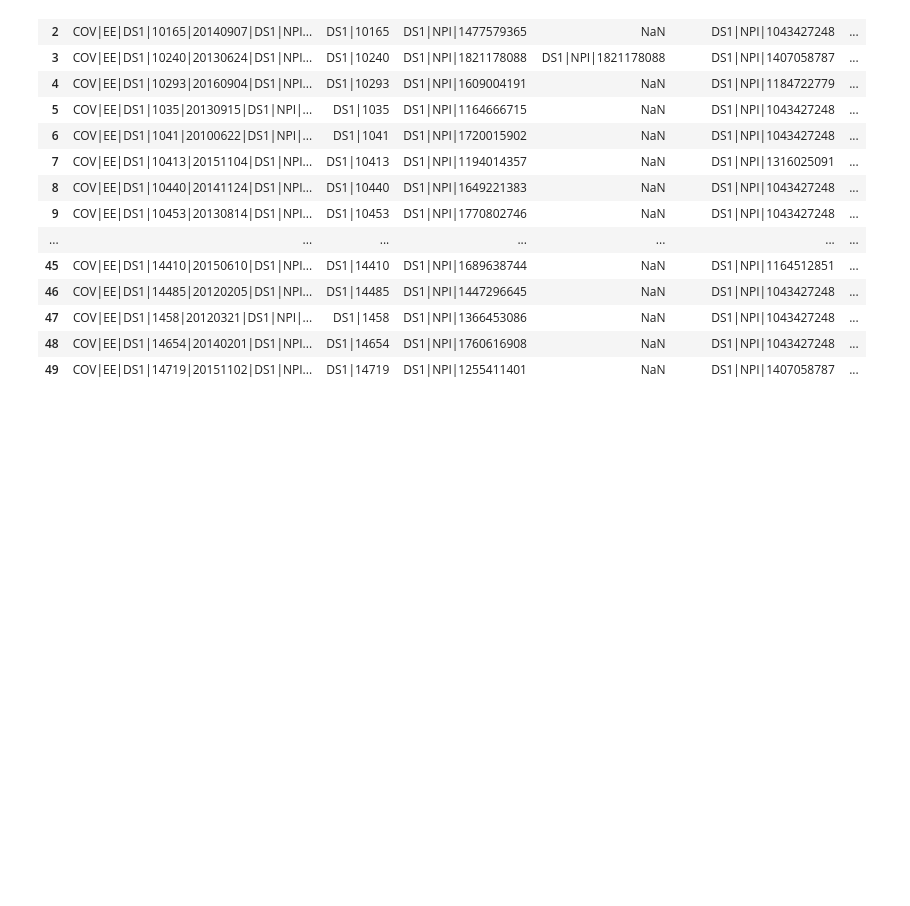
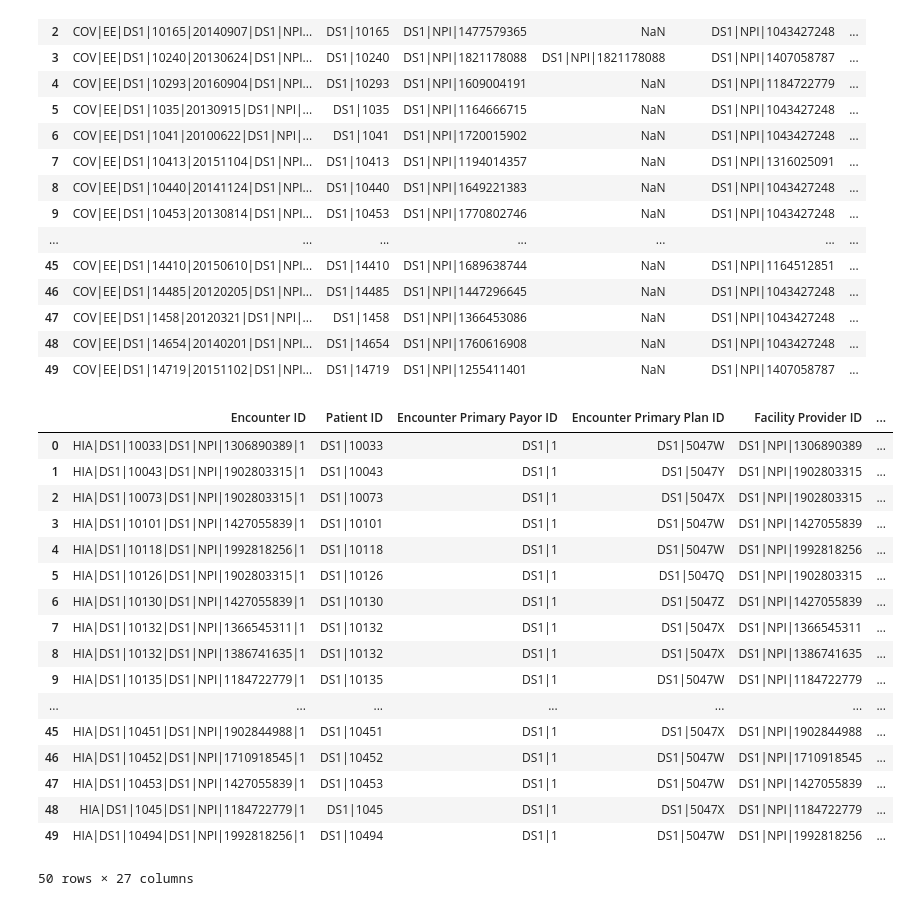
Before and after one commit to simon-mack/hospital_readmission_analysis, a Jupyter notebook: Notebooks/Ursa_Holliday.ipynb, the cells around one changed output. Drawn from its saved outputs; the diff is of its cells as text; code cells hidden in the pictures; blank space fills up the shorter version.

```diff
--- a/Notebooks/Ursa_Holliday.ipynb
+++ b/Notebooks/Ursa_Holliday.ipynb
@@ -155,7 +155,41 @@ pcp_visits.head(50)
 | 48 | COV|EE|DS1|14654|20140201|DS1|NPI... | DS1|14654 | DS1|NPI|1760616908 | NaN | DS1|NPI|1043427248 | ... |
 | 49 | COV|EE|DS1|14719|20151102|DS1|NPI... | DS1|14719 | DS1|NPI|1255411401 | NaN | DS1|NPI|1407058787 | ... |
 # %%
-for ind, row in admissions.interrows():
-    enc_id = row['Encounter ID']
-    for i, r in pcp_visits.iterrows():
-        if r['Encounter ID'] == enc_id:
+for ind, row in admissions.iterrows():
+    patient = row['Patient ID']
+    discharge= row['Encounter End Date']
+    encounter = row['Encounter ID']
+    mask = (pcp_visits['Patient ID']==patient) & (pcp_visits['Encounter Date']>=discharge)
+    pcp_visits_subset=pcp_visits[mask].sort_values(by ='Encounter Date').reset_index()
+
+    if len(pcp_visits_subset)==0:
+        continue
+    else:
+        indiv_npi = pcp_visits_subset['Service Provider NPI'][0]
+        group_npi = pcp_visits_subset['Provider Group NPI'][0]
+        if indiv_NPI==group_NPI:
+            admissions.loc[admissions['Encounter ID']==encounter, 'individual_npi'] = indiv_npi
+        else:
+            admissions.loc[admissions['Encounter ID']==encounter, 'individual_npi'] = indiv_npi
+            admissions.loc[admissions['Encounter ID']==encounter, 'group_npi'] = group_npi
+# %%
+admissions.head(50)
+# %% [output]
+|  | Encounter ID | Patient ID | Encounter Primary Payor ID | Encounter Primary Plan ID | Facility Provider ID | ... |
+| 0 | HIA|DS1|10033|DS1|NPI|1306890389|1 | DS1|10033 | DS1|1 | DS1|5047W | DS1|NPI|1306890389 | ... |
+| 1 | HIA|DS1|10043|DS1|NPI|1902803315|1 | DS1|10043 | DS1|1 | DS1|5047Y | DS1|NPI|1902803315 | ... |
+| 2 | HIA|DS1|10073|DS1|NPI|1902803315|1 | DS1|10073 | DS1|1 | DS1|5047X | DS1|NPI|1902803315 | ... |
+| 3 | HIA|DS1|10101|DS1|NPI|1427055839|1 | DS1|10101 | DS1|1 | DS1|5047W | DS1|NPI|1427055839 | ... |
+| 4 | HIA|DS1|10118|DS1|NPI|1992818256|1 | DS1|10118 | DS1|1 | DS1|5047W | DS1|NPI|1992818256 | ... |
+| 5 | HIA|DS1|10126|DS1|NPI|1902803315|1 | DS1|10126 | DS1|1 | DS1|5047Q | DS1|NPI|1902803315 | ... |
+| 6 | HIA|DS1|10130|DS1|NPI|1427055839|1 | DS1|10130 | DS1|1 | DS1|5047Z | DS1|NPI|1427055839 | ... |
+| 7 | HIA|DS1|10132|DS1|NPI|1366545311|1 | DS1|10132 | DS1|1 | DS1|5047X | DS1|NPI|1366545311 | ... |
+| 8 | HIA|DS1|10132|DS1|NPI|1386741635|1 | DS1|10132 | DS1|1 | DS1|5047X | DS1|NPI|1386741635 | ... |
+| 9 | HIA|DS1|10135|DS1|NPI|1184722779|1 | DS1|10135 | DS1|1 | DS1|5047W | DS1|NPI|1184722779 | ... |
+| ... | ... | ... | ... | ... | ... | ... |
+| 45 | HIA|DS1|10451|DS1|NPI|1902844988|1 | DS1|10451 | DS1|1 | DS1|5047X | DS1|NPI|1902844988 | ... |
+| 46 | HIA|DS1|10452|DS1|NPI|1710918545|1 | DS1|10452 | DS1|1 | DS1|5047W | DS1|NPI|1710918545 | ... |
+| 47 | HIA|DS1|10453|DS1|NPI|1427055839|1 | DS1|10453 | DS1|1 | DS1|5047W | DS1|NPI|1427055839 | ... |
+| 48 | HIA|DS1|1045|DS1|NPI|1184722779|1 | DS1|1045 | DS1|1 | DS1|5047X | DS1|NPI|1184722779 | ... |
+| 49 | HIA|DS1|10494|DS1|NPI|1992818256|1 | DS1|10494 | DS1|1 | DS1|5047W | DS1|NPI|1992818256 | ... |
+50 rows × 27 columns
```
Also changed, not shown: parts of 2 cells of this notebook, 3 other files.
